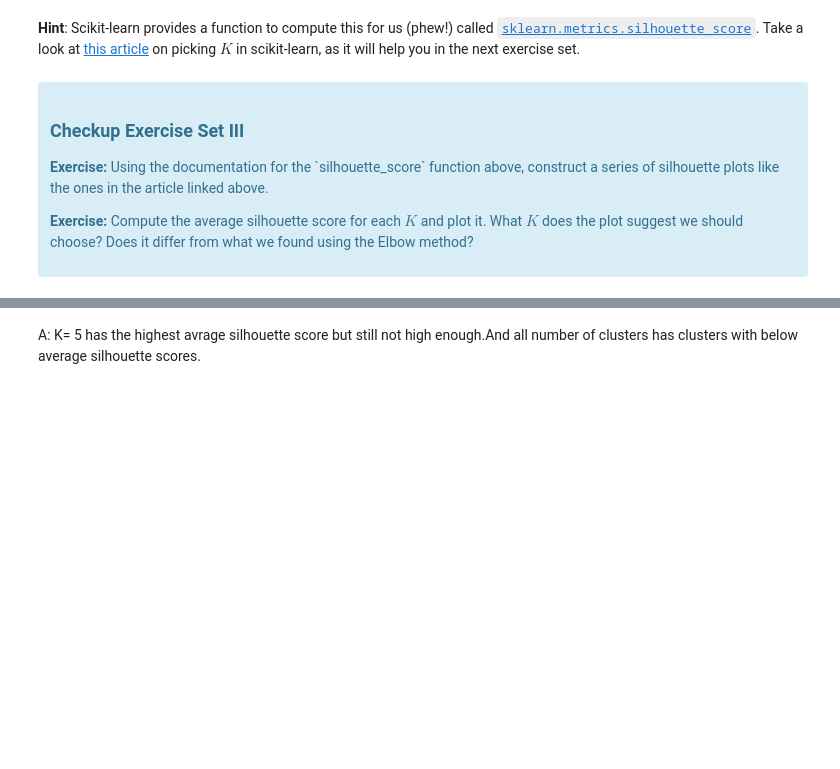
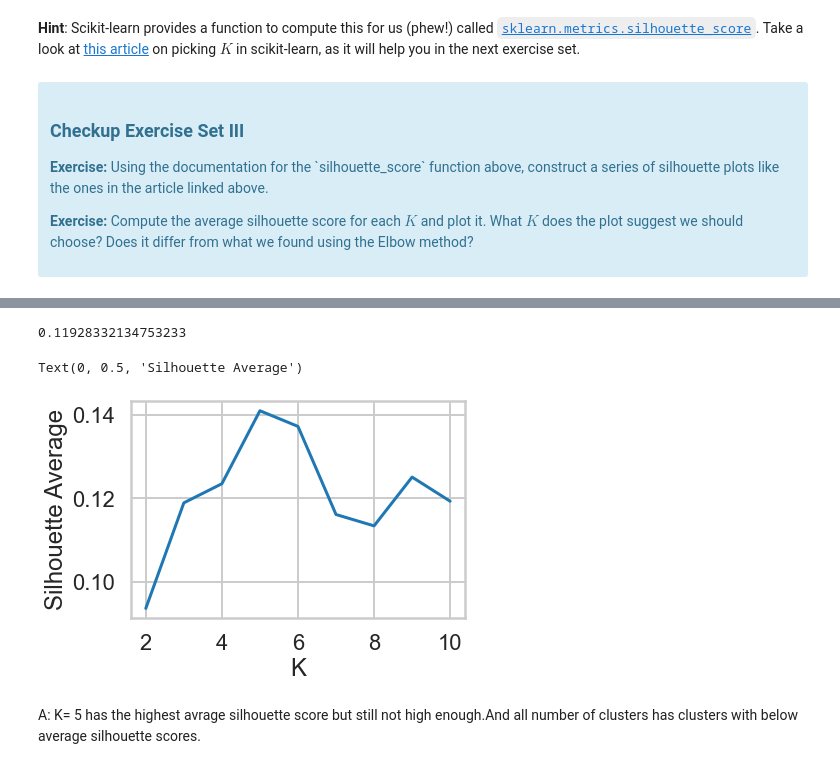
Before and after one commit to arezoo396/SpringBoard, a Jupyter notebook: Clustering Case Study - Customer Segmentation with K-Means - Tier 3.ipynb, the cells around one changed output, grey strips where cells are left out. Saved outputs shown, nothing was run; the diff lists cells and outputs as text; code cells hidden in the pictures; blank space fills up the shorter version.

```diff
--- a/Clustering Case Study - Customer Segmentation with K-Means - Tier 3.ipynb
+++ b/Clustering Case Study - Customer Segmentation with K-Means - Tier 3.ipynb
@@ -214,7 +214,7 @@ import matplotlib.cm as cm
 from sklearn.metrics import silhouette_samples, silhouette_score
 
 range_n_clusters = range(2,11)
-
+avg_silhouette=[]
 for n_clusters in range_n_clusters:
     # Create a subplot with 1 row and 2 columns
     fig, (ax1, ax2) = plt.subplots(1, 2)
@@ -236,13 +236,13 @@ for n_clusters in range_n_clusters:
     # The silhouette_score gives the average value for all the samples.
     # This gives a perspective into the density and separation of the formed
     # clusters
-    silhouette_avg = silhouette_score(x_cols, cluster_labels)
-    print(
-        "For n_clusters =",
-        n_clusters,
-        "The average silhouette_score is :",
-        silhouette_avg,
-    )
+    silhouette_avg=silhouette_score(x_cols, cluster_labels)
+    avg_silhouette.append(silhouette_avg)
+  #  print(
+   #     "For n_clusters =",
+    #    n_clusters,
+    #    "The average silhouette_score is :",
+   #     silhouette_avg,)
 
     # Compute the silhouette scores for each sample
     sample_silhouette_values = silhouette_samples(x_cols, cluster_labels)
@@ -337,6 +328,17 @@ For n_clusters = 10 The average silhouette_score is : 0.11928332134753233
 [figure]
 [figure]
 [figure]
+# %%
+silhouette_avg
+# %% [output]
+0.11928332134753233
+# %%
+plt.plot(range_n_clusters, avg_silhouette)
+plt.xlabel("K")
+plt.ylabel("Silhouette Average")
+# %% [output]
+Text(0, 0.5, 'Silhouette Average')
+[figure, added]
 # %% [markdown]
 A: K= 5 has the highest avrage silhouette score but still not high enough.And all number of clusters has clusters with below average silhouette scores.
 # %% [markdown]
```
Also changed, not shown: parts of 11 cells of this notebook.
